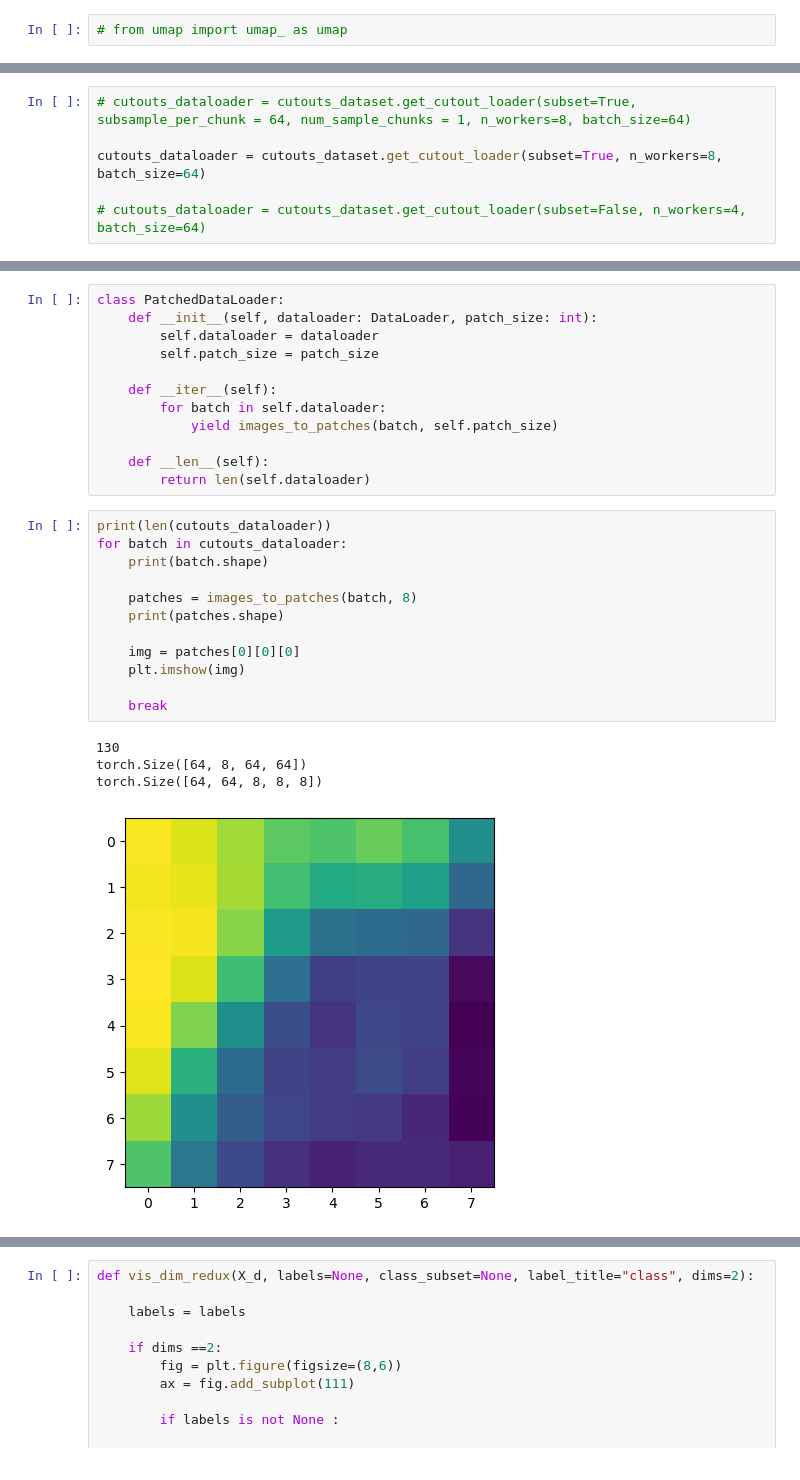
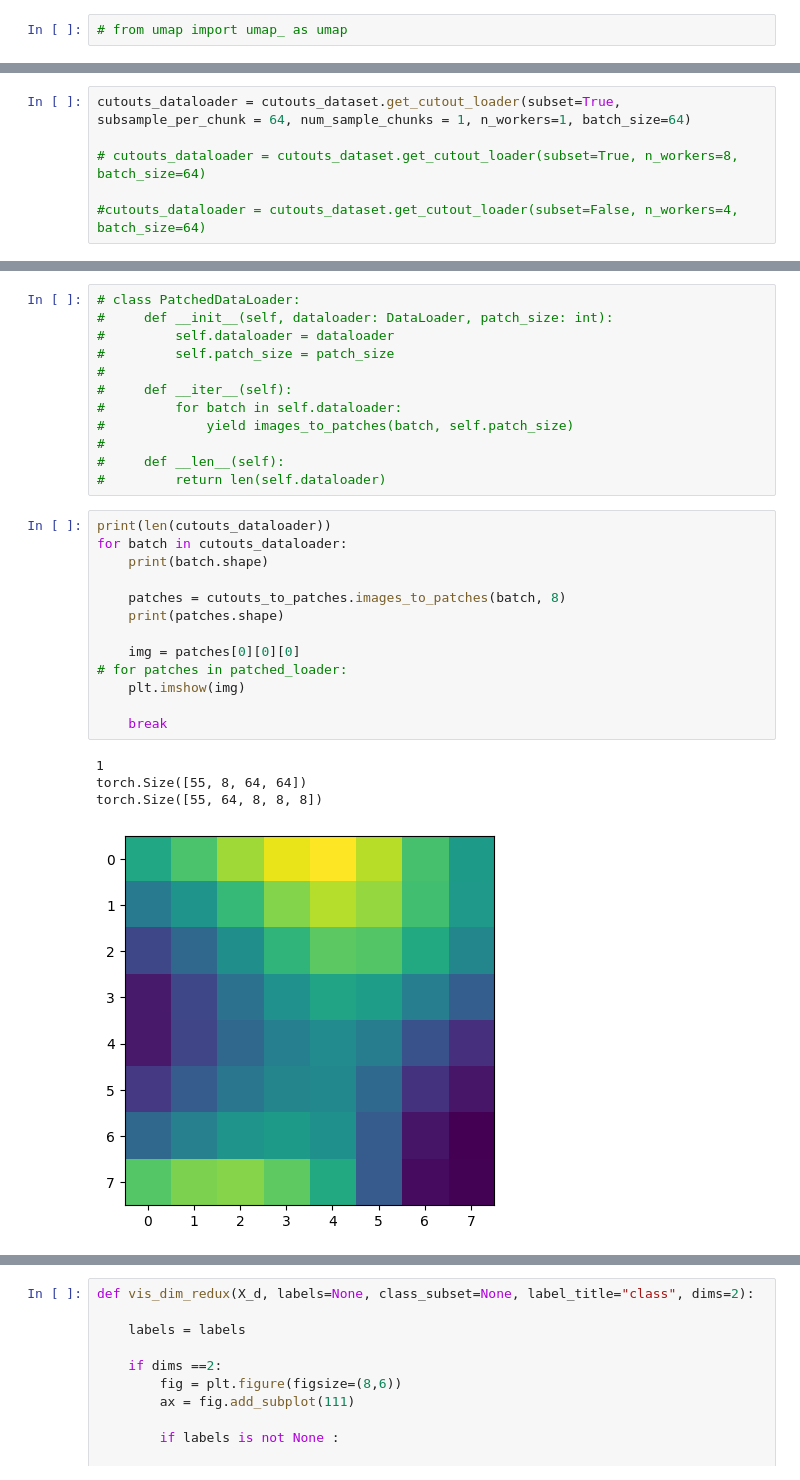
Before and after one commit to Sea-Meets-the-Stars/DBOF_Representation_Learning, a Jupyter notebook: notebooks/baseline_clusters.ipynb, the cells around one changed output, grey strips where cells are left out. Cells and saved outputs as stored; diff of their text form.

```diff
--- a/notebooks/baseline_clusters.ipynb
+++ b/notebooks/baseline_clusters.ipynb
@@ -26,8 +25,8 @@ import itertools
 # %%
-# cutouts_dataloader = cutouts_dataset.get_cutout_loader(subset=True, subsample_per_chunk = 64, num_sample_chunks = 1, n_workers=8, batch_size=64)
+cutouts_dataloader = cutouts_dataset.get_cutout_loader(subset=True, subsample_per_chunk = 64, num_sample_chunks = 1, n_workers=1, batch_size=64)
 
-cutouts_dataloader = cutouts_dataset.get_cutout_loader(subset=True, n_workers=8, batch_size=64)
+# cutouts_dataloader = cutouts_dataset.get_cutout_loader(subset=True, n_workers=8, batch_size=64)
 
-# cutouts_dataloader = cutouts_dataset.get_cutout_loader(subset=False, n_workers=4, batch_size=64)
+#cutouts_dataloader = cutouts_dataset.get_cutout_loader(subset=False, n_workers=4, batch_size=64)
 # %% [output]
 Perhaps you already have a cluster running?
@@ -79,31 +65,32 @@ def images_to_patches(images: torch.Tensor, patch_size: int) -> torch.Tensor:
 # %%
-class PatchedDataLoader:
-    def __init__(self, dataloader: DataLoader, patch_size: int):
-        self.dataloader = dataloader
-        self.patch_size = patch_size
-
-    def __iter__(self):
-        for batch in self.dataloader:
-            yield images_to_patches(batch, self.patch_size)
-
-    def __len__(self):
-        return len(self.dataloader)
+# class PatchedDataLoader:
+#     def __init__(self, dataloader: DataLoader, patch_size: int):
+#         self.dataloader = dataloader
+#         self.patch_size = patch_size
+#
+#     def __iter__(self):
+#         for batch in self.dataloader:
+#             yield images_to_patches(batch, self.patch_size)
+#
+#     def __len__(self):
+#         return len(self.dataloader)
 # %%
 print(len(cutouts_dataloader))
 for batch in cutouts_dataloader:
     print(batch.shape)
 
-    patches = images_to_patches(batch, 8)
+    patches = cutouts_to_patches.images_to_patches(batch, 8)
     print(patches.shape)
 
     img = patches[0][0][0]
+# for patches in patched_loader:
     plt.imshow(img)
 
     break
 # %% [output]
-130
-torch.Size([64, 8, 64, 64])
-torch.Size([64, 64, 8, 8, 8])
+1
+torch.Size([55, 8, 64, 64])
+torch.Size([55, 64, 8, 8, 8])
-[figure, old version]
+[figure, new version]
 # %%
 patch_size = 8
```
Also changed, not shown: parts of 8 cells of this notebook, 4 other files.
